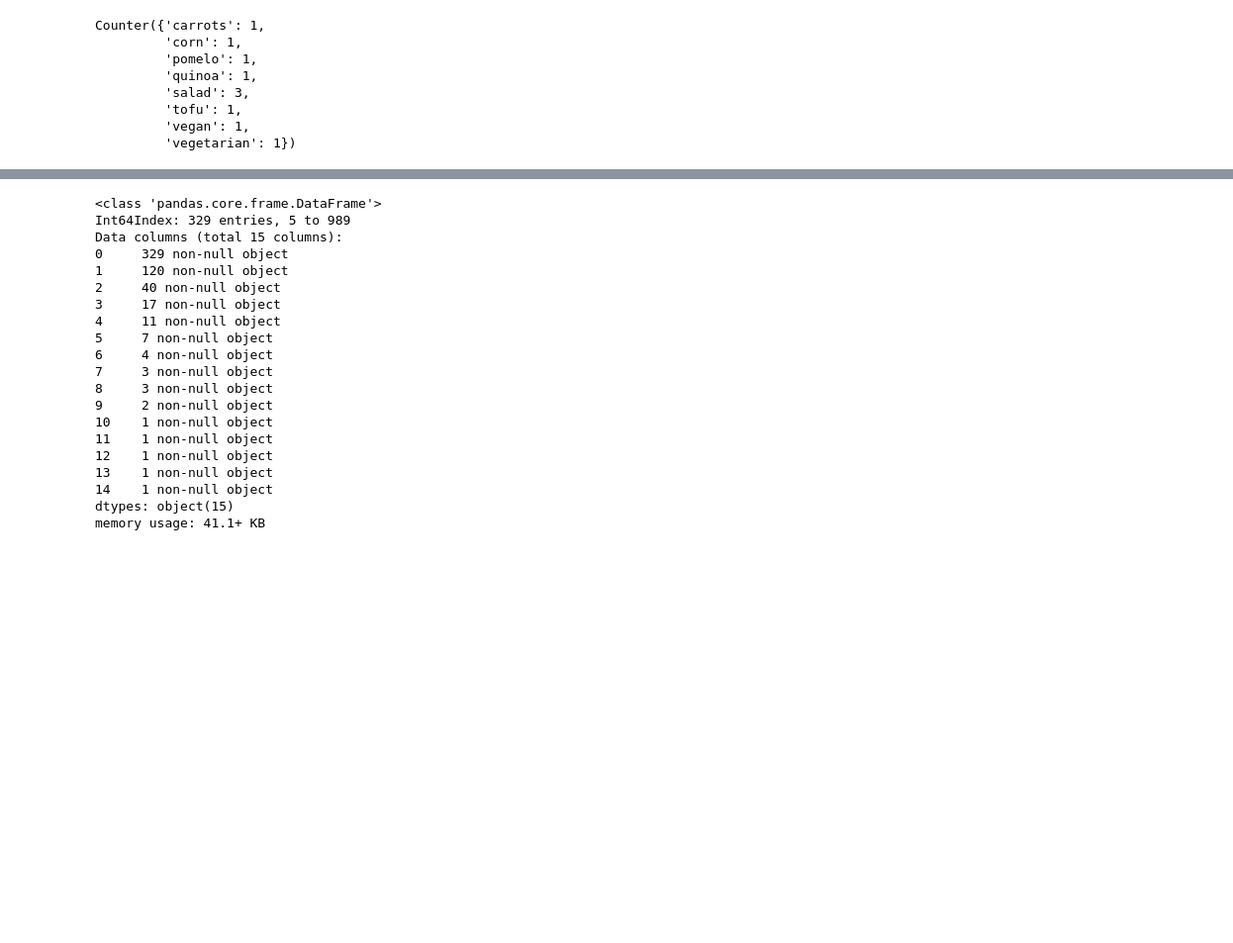
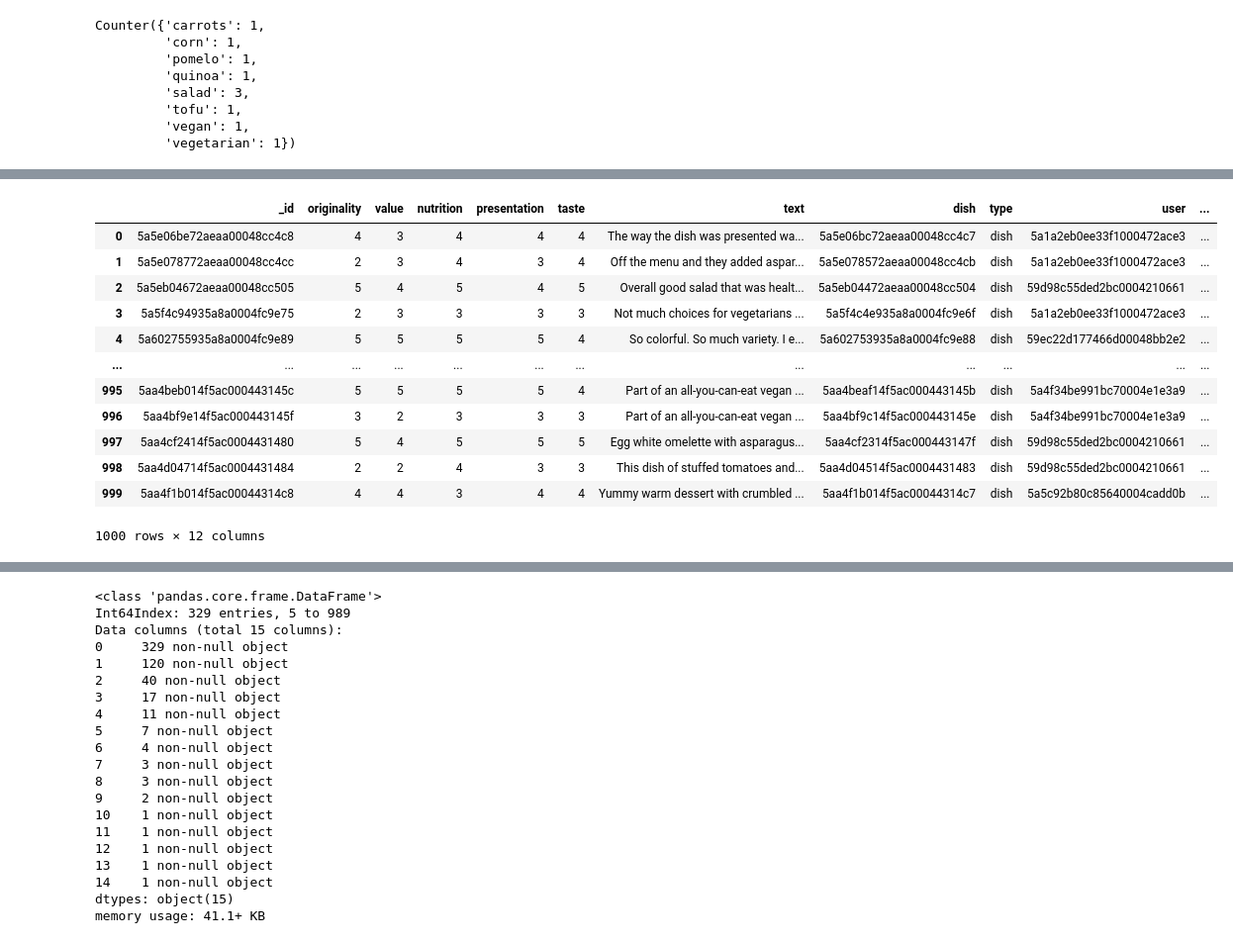
Before and after one commit to ravi-gopalan/DAND_Data_Wrangling, a Jupyter notebook: post_training_processing.ipynb, the cells around one changed output, grey strips where cells are left out. Shown at 99% size. Drawn from its saved outputs; the diff is of its cells as text; code cells hidden in the pictures; blank space fills up the shorter version.

```diff
--- a/post_training_processing.ipynb
+++ b/post_training_processing.ipynb
@@ -494,0 +539,16 @@ for doc in eval_reviews['text']:
+# %%
+eval_reviews.reset_index(drop=True)
+# %% [output]
+|  | _id | originality | value | nutrition | presentation | taste | text | dish | type | user | ... |
+| 0 | 5a5e06be72aeaa00048cc4c8 | 4 | 3 | 4 | 4 | 4 | The way the dish was presented wa... | 5a5e06bc72aeaa00048cc4c7 | dish | 5a1a2eb0ee33f1000472ace3 | ... |
+| 1 | 5a5e078772aeaa00048cc4cc | 2 | 3 | 4 | 3 | 4 | Off the menu and they added aspar... | 5a5e078572aeaa00048cc4cb | dish | 5a1a2eb0ee33f1000472ace3 | ... |
+| 2 | 5a5eb04672aeaa00048cc505 | 5 | 4 | 5 | 4 | 5 | Overall good salad that was healt... | 5a5eb04472aeaa00048cc504 | dish | 59d98c55ded2bc0004210661 | ... |
+| 3 | 5a5f4c94935a8a0004fc9e75 | 2 | 3 | 3 | 3 | 3 | Not much choices for vegetarians ... | 5a5f4c4e935a8a0004fc9e6f | dish | 5a1a2eb0ee33f1000472ace3 | ... |
+| 4 | 5a602755935a8a0004fc9e89 | 5 | 5 | 5 | 5 | 4 | So colorful. So much variety. I e... | 5a602753935a8a0004fc9e88 | dish | 59ec22d177466d00048bb2e2 | ... |
+| ... | ... | ... | ... | ... | ... | ... | ... | ... | ... | ... | ... |
+| 995 | 5aa4beb014f5ac000443145c | 5 | 5 | 5 | 5 | 4 | Part of an all-you-can-eat vegan ... | 5aa4beaf14f5ac000443145b | dish | 5a4f34be991bc70004e1e3a9 | ... |
+| 996 | 5aa4bf9e14f5ac000443145f | 3 | 2 | 3 | 3 | 3 | Part of an all-you-can-eat vegan ... | 5aa4bf9c14f5ac000443145e | dish | 5a4f34be991bc70004e1e3a9 | ... |
+| 997 | 5aa4cf2414f5ac0004431480 | 5 | 4 | 5 | 5 | 5 | Egg white omelette with asparagus... | 5aa4cf2314f5ac000443147f | dish | 59d98c55ded2bc0004210661 | ... |
+| 998 | 5aa4d04714f5ac0004431484 | 2 | 2 | 4 | 3 | 3 | This dish of stuffed tomatoes and... | 5aa4d04514f5ac0004431483 | dish | 59d98c55ded2bc0004210661 | ... |
+| 999 | 5aa4f1b014f5ac00044314c8 | 4 | 4 | 3 | 4 | 4 | Yummy warm dessert with crumbled ... | 5aa4f1b014f5ac00044314c7 | dish | 5a5c92b80c85640004cadd0b | ... |
+1000 rows × 12 columns
```
Also changed, not shown: parts of 17 cells of this notebook.
